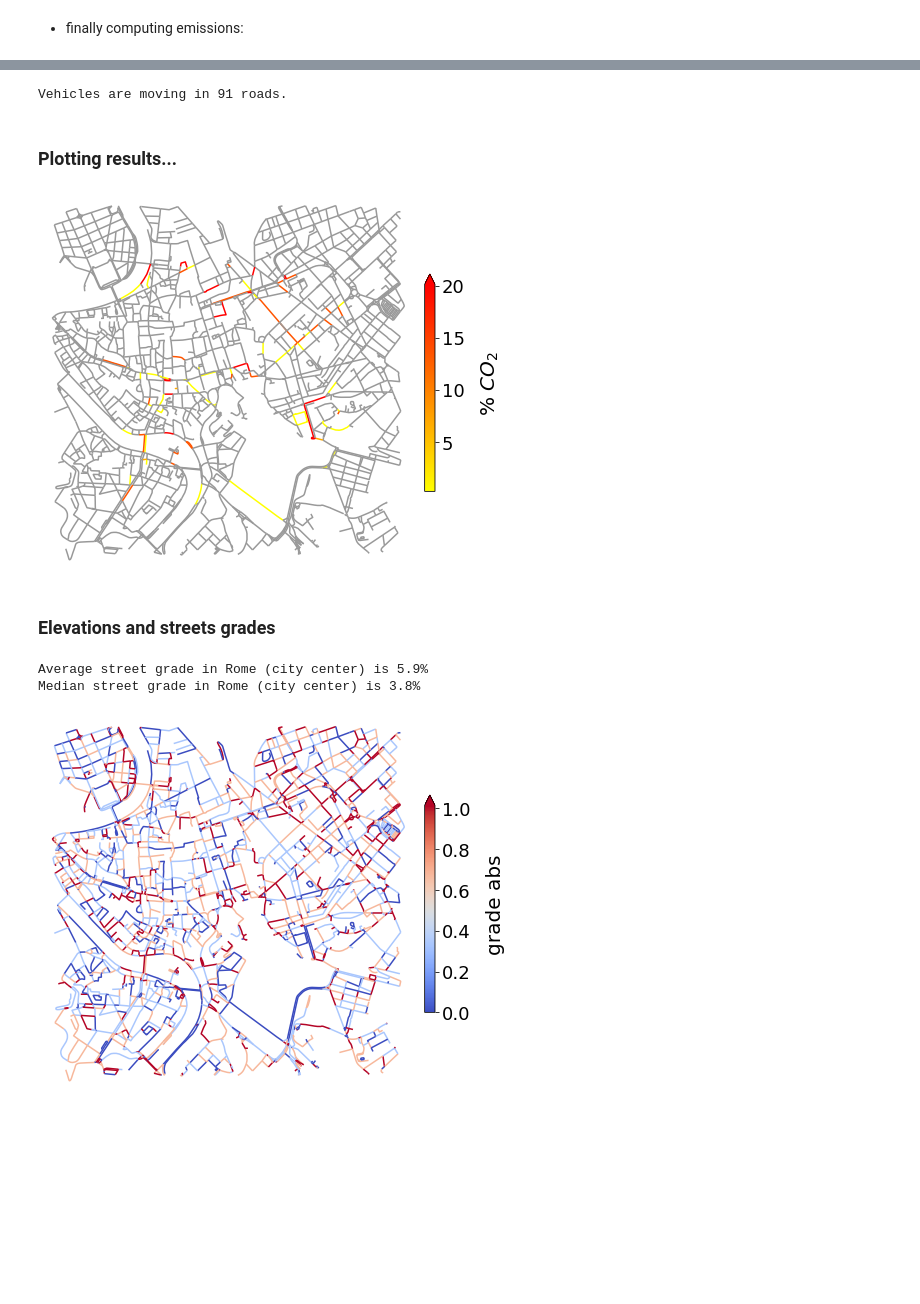
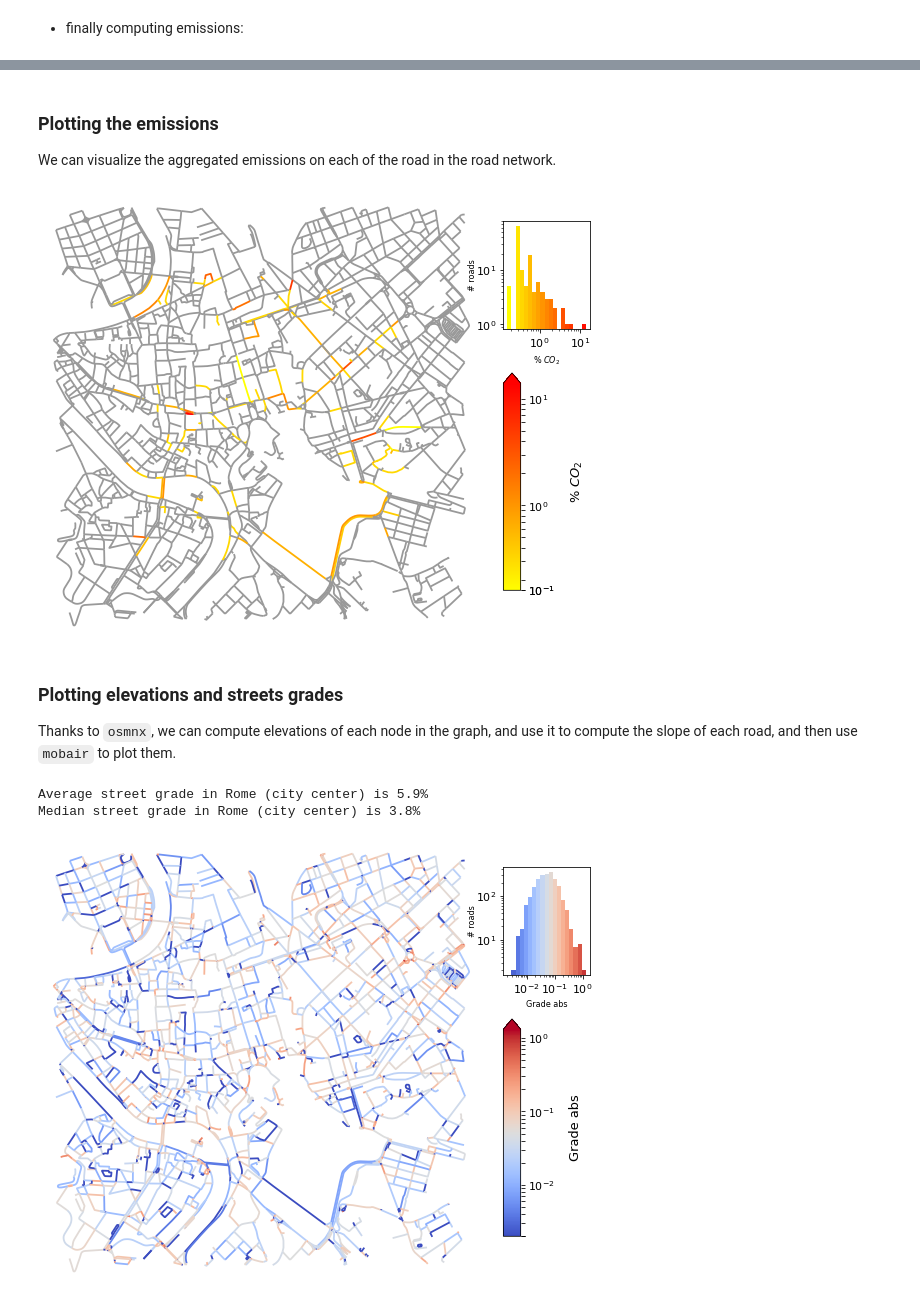
Before and after one commit to matteoboh/mobility_emissions, a Jupyter notebook: notebooks/example_in_Rome.ipynb, the cells around one changed output, grey strips where cells are left out. Drawn from its saved outputs; the diff is of its cells as text; code cells hidden in the pictures; blank space fills up the shorter version.

````diff
--- a/notebooks/example_in_Rome.ipynb
+++ b/notebooks/example_in_Rome.ipynb
@@ -155,23 +134,24 @@ tdf_with_emissions.head(9)
-# %%
-print('Vehicles are moving in %s roads.' %(len(set(tuple(i) for i in tdf_with_emissions['road_link']))))
-# %% [output]
-Vehicles are moving in 91 roads.
-# %% [markdown]
-### Plotting results...
+# %% [markdown]
+### Plotting the emissions
+We can visualize the aggregated emissions on each of the road in the road network.
 # %%
 import warnings
 warnings.filterwarnings('ignore')
 # %%
 from mobair import plot
 place = 'Rome (city center)'
-fig, ax = plot.plot_road_network_with_attribute(road_network, 'CO_2', tdf_with_emissions=tdf_with_emissions,
-                                                region_name=place, normalization_factor='tot_emissions',
-                                                fig_size = (8,8), n_bins=4, equal_size=True,
-                                                color_map='autumn_r', save_fig=False)
+fig, ax = plot.plot_road_network_with_attribute(road_network, attribute_name='CO_2', region_name=place,
+                                                tdf_with_emissions=tdf_with_emissions,
+                                                normalization_factor='tot_emissions',
+                                                fig_size=(8, 8),
+                                                show_hist=True, n_bins=20, log_normalise=True,
+                                                color_map='autumn_r', bounding_box=None,
+                                                save_fig=False)
 # %% [output]
-[figure, old version]
+[figure, new version]
-# %% [markdown]
-### Elevations and streets grades
+# %% [markdown]
+### Plotting elevations and streets grades
+Thanks to ```osmnx```, we can compute elevations of each node in the graph, and use it to compute the slope of each road, and then use ```mobair``` to plot them.
 # %%
 from keys import airmap_api_key  # change with your own api key
 ox.utils.config(elevation_provider = 'airmap')  # can be either “google” or “airmap”
@@ -196,8 +176,13 @@ Median street grade in Rome (city center) is 3.8%
 # %%
 from mobair import plot
 
-fig, ax = plot.plot_road_network_with_attribute(road_network_with_elevs, 'grade_abs', region_name=place,
-                                                fig_size = (8,8), n_bins=4, equal_size=True,
-                                                color_map='coolwarm', save_fig=False)
+fig, ax = plot.plot_road_network_with_attribute(road_network_with_elevs, attribute_name='grade_abs',
+                                                region_name=place,
+                                                tdf_with_emissions=None,
+                                                normalization_factor=None,
+                                                fig_size=(8, 8),
+                                                show_hist=True, n_bins=20, log_normalise=True,
+                                                color_map='coolwarm', bounding_box=None,
+                                                save_fig=False)
 # %% [output]
-[figure, old version]
+[figure, new version]
````
Also changed, not shown: parts of 28 cells of this notebook.
